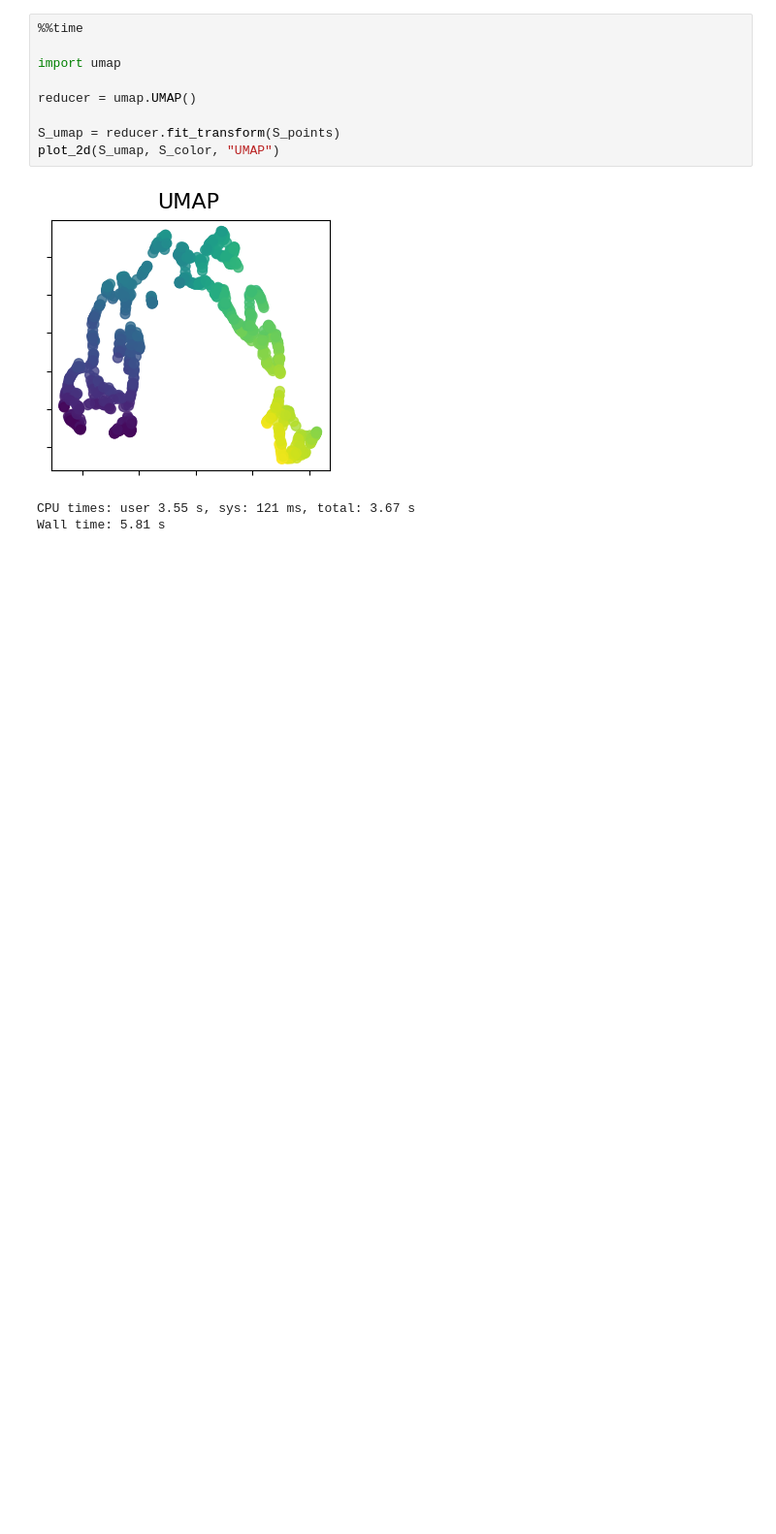
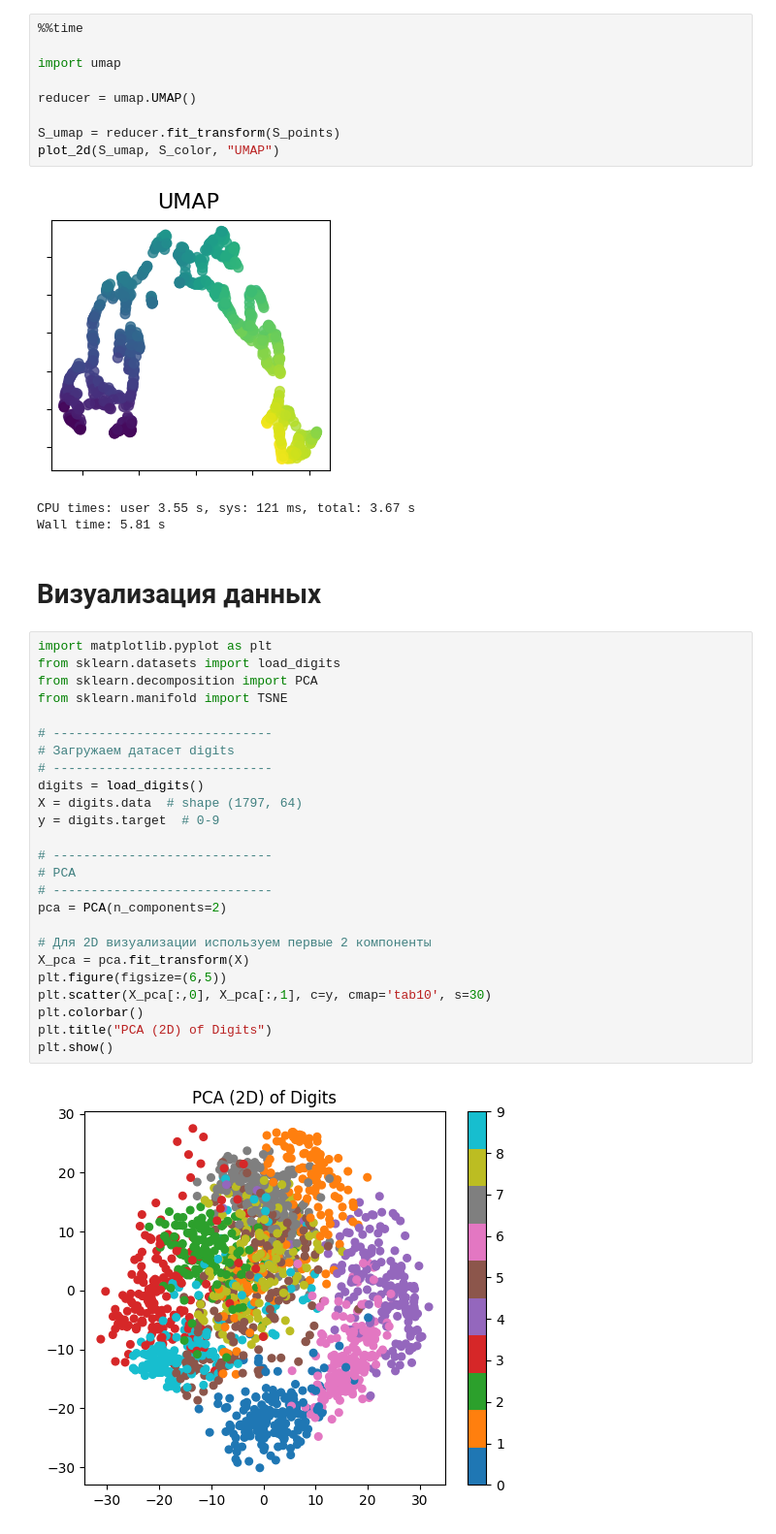
Before and after one commit to Murcha1990/ML_AI25, a Jupyter notebook: Lesson14_PCA&Embeddings/Manifold_Embeddings.ipynb, the cells around one changed output. Shown at 97% size. Cells and saved outputs as stored; diff of their text form; blank space fills up the shorter version.

```diff
--- a/Lesson14_PCA&Embeddings/Manifold_Embeddings.ipynb
+++ b/Lesson14_PCA&Embeddings/Manifold_Embeddings.ipynb
@@ -221,3 +221,32 @@ plot_2d(S_umap, S_color, "UMAP")
 [figure]
 CPU times: user 3.55 s, sys: 121 ms, total: 3.67 s
 Wall time: 5.81 s
+# %% [markdown]
+# Визуализация данных
+# %%
+import matplotlib.pyplot as plt
+from sklearn.datasets import load_digits
+from sklearn.decomposition import PCA
+from sklearn.manifold import TSNE
+
+# -----------------------------
+# Загружаем датасет digits
+# -----------------------------
+digits = load_digits()
+X = digits.data  # shape (1797, 64)
+y = digits.target  # 0-9
+
+# -----------------------------
+# PCA
+# -----------------------------
+pca = PCA(n_components=2)
+
+# Для 2D визуализации используем первые 2 компоненты
+X_pca = pca.fit_transform(X)
+plt.figure(figsize=(6,5))
+plt.scatter(X_pca[:,0], X_pca[:,1], c=y, cmap='tab10', s=30)
+plt.colorbar()
+plt.title("PCA (2D) of Digits")
+plt.show()
+# %% [output]
+[figure, added]
```
Also changed, not shown: parts of 2 cells of this notebook.
